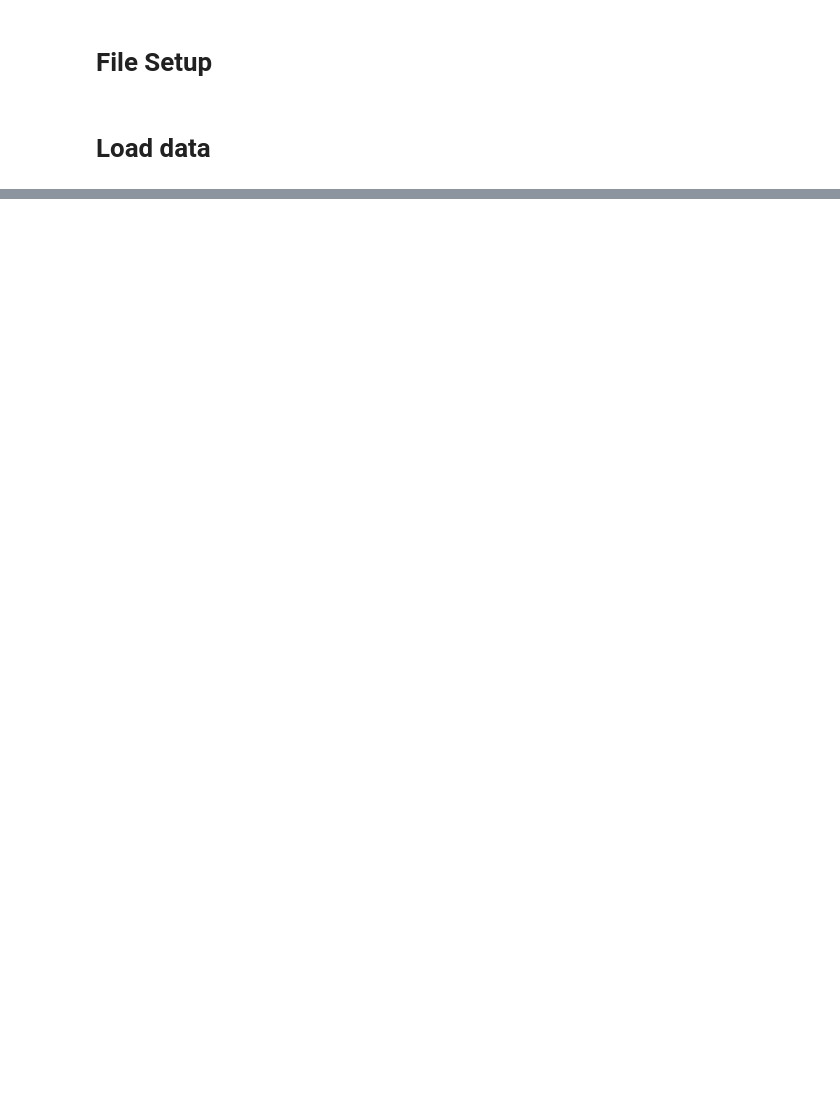
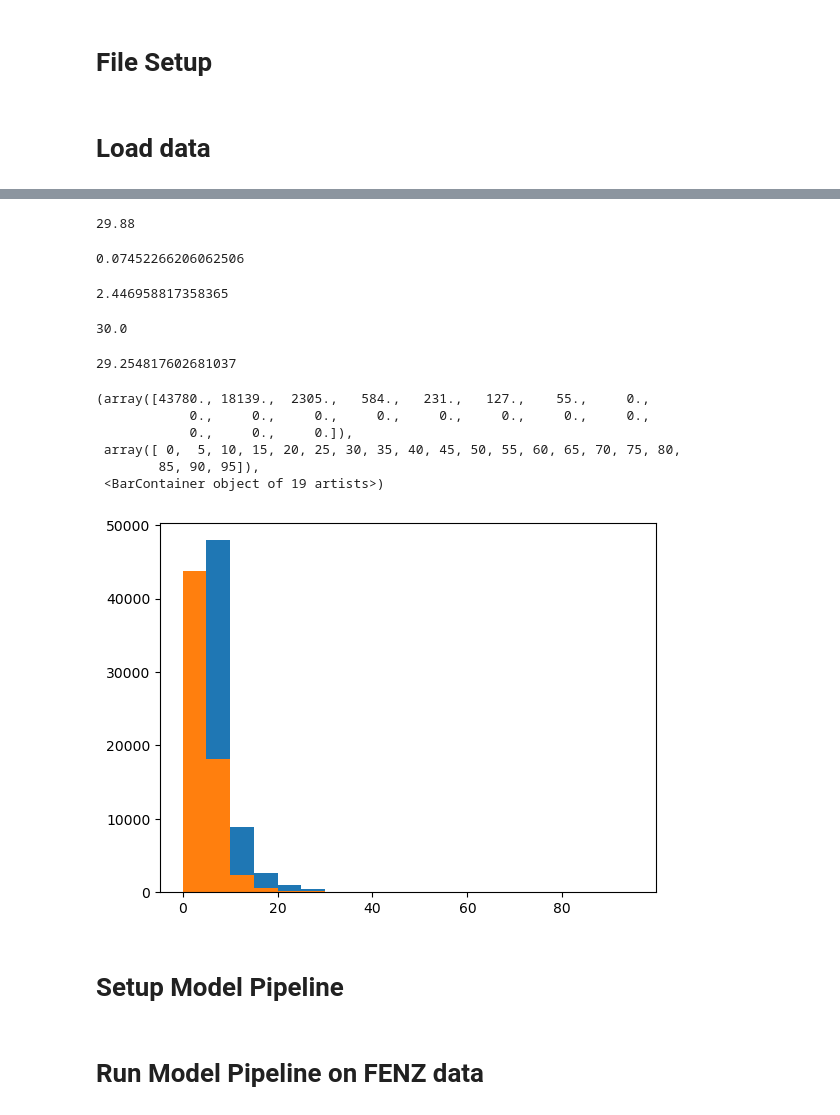
Before and after one commit to Shannon-Bengtson/FENZ_analysis, a Jupyter notebook: regressor_tests.ipynb, the cells around one changed output, grey strips where cells are left out. Cells and saved outputs as stored; diff of their text form; code cells hidden in the pictures; blank space fills up the shorter version.

```diff
--- a/regressor_tests.ipynb
+++ b/regressor_tests.ipynb
@@ -737,0 +69,26 @@ qb23 = df_testing['Casualty_Probability'].quantile(0.6667)
+# %%
+def merge_dataframes_on_index(list_of_census_dfs):
+    """
+    Merge a list of pandas DataFrames by joining on their index.
+
+    Parameters:
+    df_list (list of pandas DataFrames): List of pandas DataFrames to be merged.
+
+    Returns:
+    merged_df (pandas DataFrame): Merged DataFrame.
+    """
+    list_of_census_dfs = [x[~x.sa1.isna()] for x in list_of_census_dfs]
+    list_of_census_dfs = [x.set_index('sa1') for x in list_of_census_dfs]
+
+    if not list_of_census_dfs:
+        return None
+
+    # Check if all DataFrames have unique indices
+    indices = [df.index.is_unique for df in list_of_census_dfs]
+    if not all(indices):
+        raise ValueError("All DataFrames must have unique indices.")
+
+    # Merge DataFrames
+    merged_df = pd.concat(list_of_census_dfs, axis=1)
+
+    return(merged_df)
@@ -737,0 +133,7 @@ qb23 = df_testing['Casualty_Probability'].quantile(0.6667)
+# %%
+df_joined = merging_and_cleaning_datasets(df_list,df_new_zealand)
+
+# remove all columns which are not in the combined fenz data (there are some gns variables which get dropped here?)
+df_joined = df_joined[[x for x in list(df_joined) if x in list(df_merge_with_fenz)]]
+del df_new_zealand
+del df_list
@@ -737,0 +152,34 @@ qb23 = df_testing['Casualty_Probability'].quantile(0.6667)
+# %%
+(df_merge_with_fenz['First_Arrival_Mins']).quantile(0.9999)
+# %% [output]
+29.88
+# %%
+np.mean(df_joined['First_Arrival_Mins'])/60
+# %% [output]
+0.07452266206062506
+# %%
+(df_joined['First_Arrival_Mins']).quantile(0.25)
+# %% [output]
+2.446958817358365
+# %%
+(df_joined['First_Arrival_Mins']).quantile(0.9999)
+# %% [output]
+30.0
+# %%
+(df_joined['First_Arrival_Mins']).quantile(0.999)
+# %% [output]
+29.254817602681037
+# %%
+plt.hist(df_merge_with_fenz['First_Arrival_Mins'],bins=np.arange(0,100,5))
+
+plt.hist((df_joined['First_Arrival_Mins']).sample(len(df_merge_with_fenz)),bins=np.arange(0,100,5))
+# %% [output]
+(array([43780., 18139.,  2305.,   584.,   231.,   127.,    55.,     0.,
+            0.,     0.,     0.,     0.,     0.,     0.,     0.,     0.,
+            0.,     0.,     0.]),
+ array([ 0,  5, 10, 15, 20, 25, 30, 35, 40, 45, 50, 55, 60, 65, 70, 75, 80,
+        85, 90, 95]),
+ <BarContainer object of 19 artists>)
+[figure, added]
+# %% [markdown]
+# Setup Model Pipeline
@@ -737,0 +388,2 @@ qb23 = df_testing['Casualty_Probability'].quantile(0.6667)
+# %% [markdown]
+# Run Model Pipeline on FENZ data
```
Also changed, not shown: parts of 142 cells of this notebook, 1 other file.
